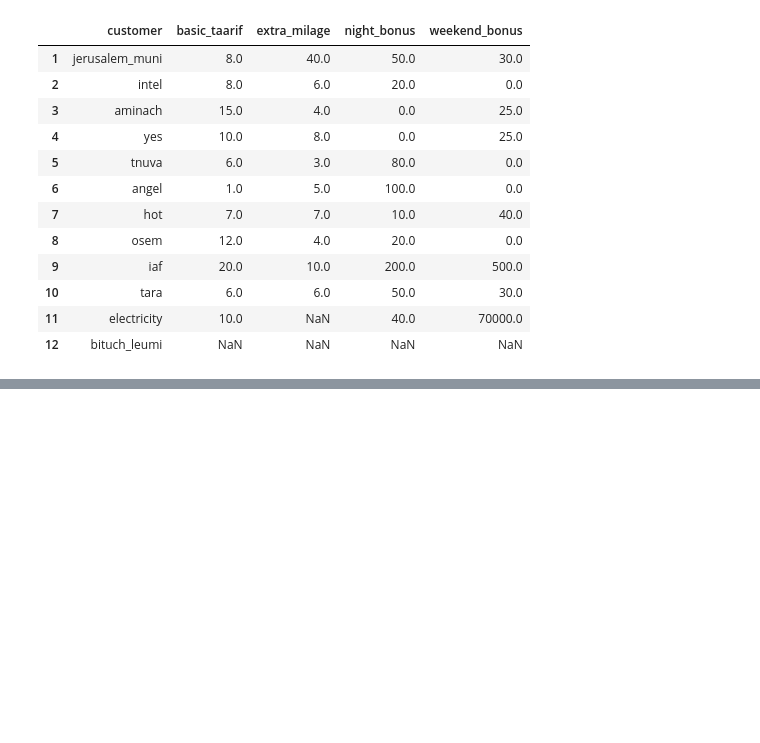
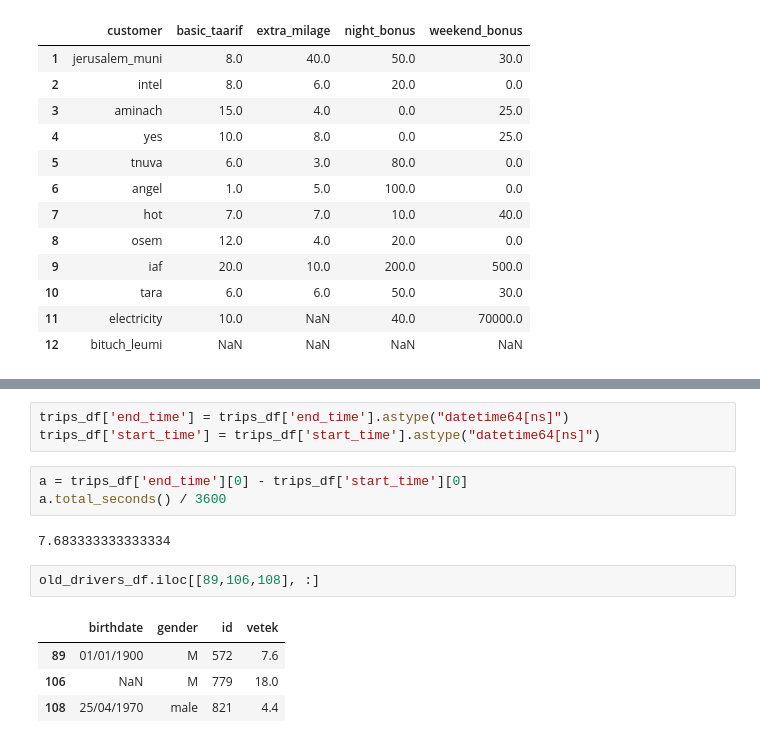
Before and after one commit to GuyLevavi/CV_training, a Jupyter notebook: basic/python/azrieli_code_guy/EDA.ipynb, the cells around one changed output, grey strips where cells are left out. Cells and saved outputs as stored; diff of their text form; blank space fills up the shorter version.

```diff
--- a/basic/python/azrieli_code_guy/EDA.ipynb
+++ b/basic/python/azrieli_code_guy/EDA.ipynb
@@ -329,0 +347,15 @@ trips_df.head()
+# %%
+trips_df['end_time'] = trips_df['end_time'].astype("datetime64[ns]")
+trips_df['start_time'] = trips_df['start_time'].astype("datetime64[ns]")
+# %%
+a = trips_df['end_time'][0] - trips_df['start_time'][0]
+a.total_seconds() / 3600
+# %% [output]
+7.683333333333334
+# %%
+old_drivers_df.iloc[[89,106,108], :]
+# %% [output]
+|  | birthdate | gender | id | vetek |
+| 89 | 01/01/1900 | M | 572 | 7.6 |
+| 106 | NaN | M | 779 | 18.0 |
+| 108 | 25/04/1970 | male | 821 | 4.4 |
```
Also changed, not shown: parts of 12 cells of this notebook, 3 other files.
